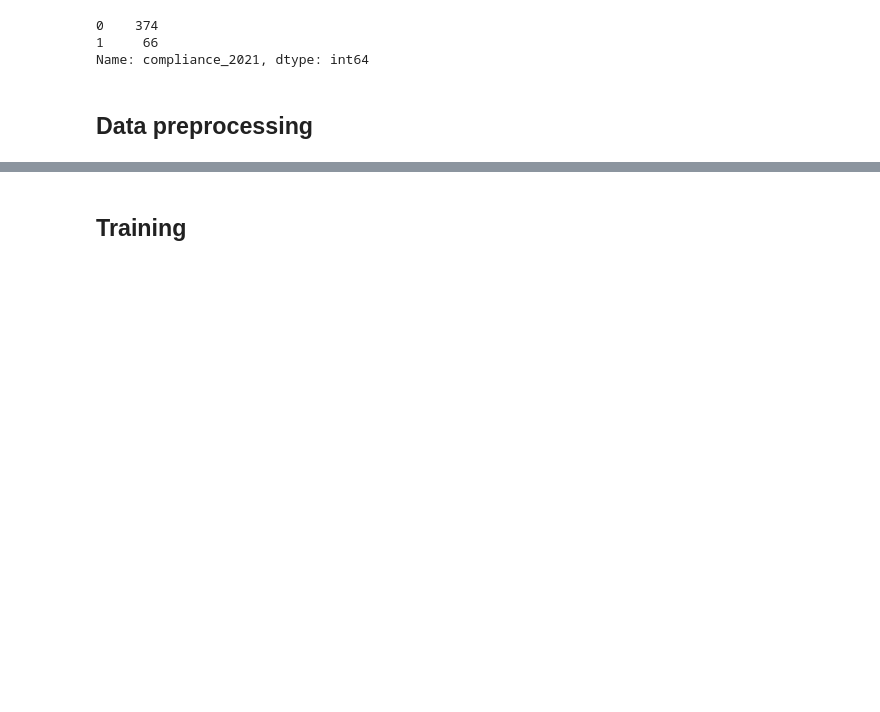
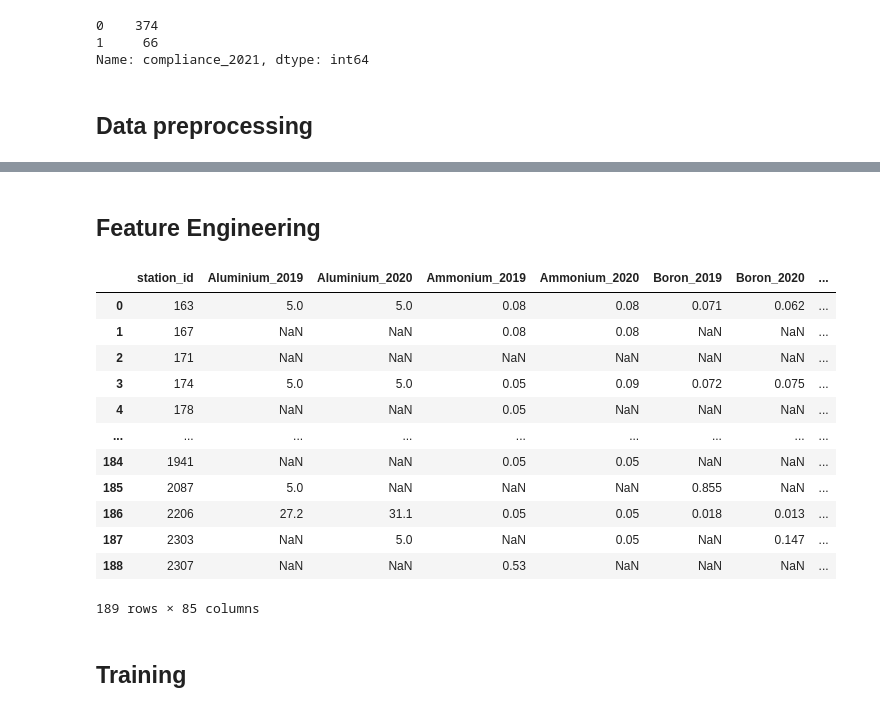
Before and after one commit to katesedykh/ML2022-Drinking-Water-Quality, a Jupyter notebook: drinking-water-quality.ipynb, the cells around one changed output, grey strips where cells are left out. Cells and saved outputs as stored; diff of their text form; code cells hidden in the pictures; blank space fills up the shorter version.

Commit message:
Added feature engineering secrion

```diff
--- a/drinking-water-quality.ipynb
+++ b/drinking-water-quality.ipynb
@@ -97,0 +114,2 @@ Name: compliance_2021, dtype: int64
+# %% [markdown]
+## Feature Engineering
@@ -98,2 +145,18 @@ Name: compliance_2021, dtype: int64
+# %%
+df_test
+# %% [output]
+|  | station_id | Aluminium_2019 | Aluminium_2020 | Ammonium_2019 | Ammonium_2020 | Boron_2019 | Boron_2020 | ... |
+| 0 | 163 | 5.0 | 5.0 | 0.08 | 0.08 | 0.071 | 0.062 | ... |
+| 1 | 167 | NaN | NaN | 0.08 | 0.08 | NaN | NaN | ... |
+| 2 | 171 | NaN | NaN | NaN | NaN | NaN | NaN | ... |
+| 3 | 174 | 5.0 | 5.0 | 0.05 | 0.09 | 0.072 | 0.075 | ... |
+| 4 | 178 | NaN | NaN | 0.05 | NaN | NaN | NaN | ... |
+| ... | ... | ... | ... | ... | ... | ... | ... | ... |
+| 184 | 1941 | NaN | NaN | 0.05 | 0.05 | NaN | NaN | ... |
+| 185 | 2087 | 5.0 | NaN | NaN | NaN | 0.855 | NaN | ... |
+| 186 | 2206 | 27.2 | 31.1 | 0.05 | 0.05 | 0.018 | 0.013 | ... |
+| 187 | 2303 | NaN | 5.0 | NaN | 0.05 | NaN | 0.147 | ... |
+| 188 | 2307 | NaN | NaN | 0.53 | NaN | NaN | NaN | ... |
+189 rows × 85 columns
 # %%
 # handle missign values
```
Also changed, not shown: parts of 13 cells of this notebook.
